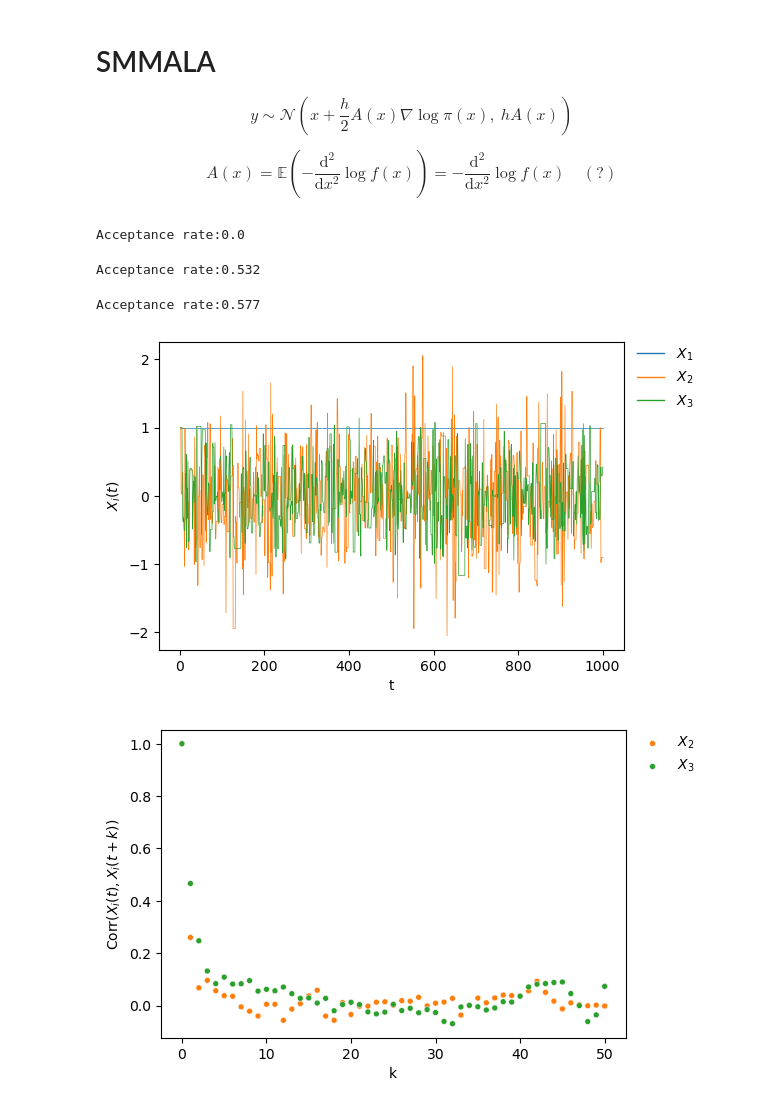
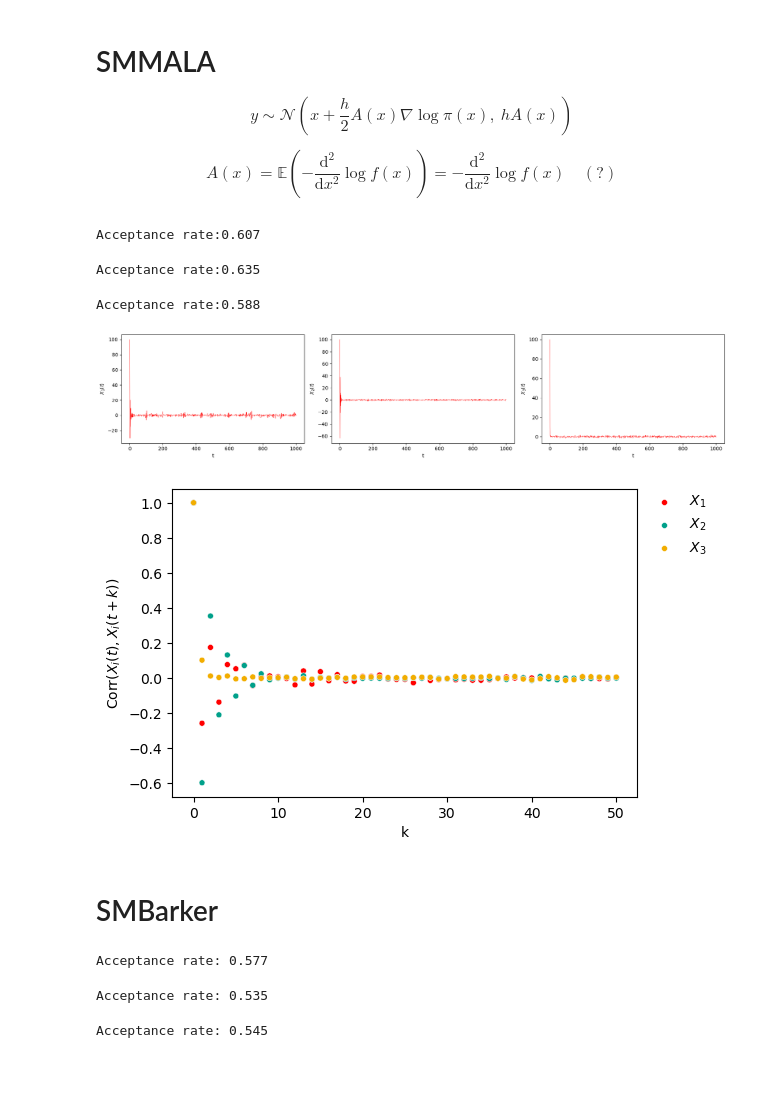
Before and after one commit to bartolomeou/FYP, a Jupyter notebook: manifold_mcmc.ipynb, the cells around one changed output. Saved outputs shown, nothing was run; the diff lists cells and outputs as text; code cells hidden in the pictures; blank space fills up the shorter version.

Commit message:
smbarker

```diff
--- a/manifold_mcmc.ipynb
+++ b/manifold_mcmc.ipynb
@@ -283,14 +286,14 @@ def smmala(n_iter, x_init, step_size=1, **kwargs):
 
     for i in range(1, n_iter+1):
         grad_logpi_x = grad_logpi_gnd(x, **kwargs)
-        A_x = np.abs(second_logpi_gnd(x, **kwargs))  # ????????
+        A_x = 1 / np.abs(second_logpi_gnd(x, **kwargs))  # ????????
 
         # Generate a proposal state
         y = smmala_proposal(x, grad_logpi_x, A_x, step_size)
 
         logpi_y = logpi_gnd(y, **kwargs)
         grad_logpi_y = grad_logpi_gnd(y, **kwargs)
-        A_y = np.abs(second_logpi_gnd(y, **kwargs))
+        A_y = 1 / np.abs(second_logpi_gnd(y, **kwargs))
 
         # Calculate log preconditioned MALA acceptance rate
         log_acceptance = logpi_y - logpi_x + smmala_logq_ratio(x, y, grad_logpi_x, grad_logpi_y, A_x, A_y, step_size)
@@ -308,27 +311,29 @@ def smmala(n_iter, x_init, step_size=1, **kwargs):
 
     return x_samples, acceptance_rate
 # %%
-smmala_samples1, accept_rate = smmala(n_iter=1000, x_init=[1], beta=1, step_size=1e-12)
+smmala_samples1, accept_rate = smmala(n_iter=1000, x_init=[100], beta=1.1, step_size=0.6)
 
-print(f'Acceptance rate:{accept_rate}')
+print(f'Acceptance rate: {accept_rate}')
 # %% [output]
-Acceptance rate:0.0
+Acceptance rate:0.607
 # %%
-smmala_samples2, accept_rate = smmala(n_iter=1000, x_init=[1], beta=2, step_size=0.93)
+smmala_samples2, accept_rate = smmala(n_iter=1000, x_init=[100], beta=2, step_size=1.8)
 
-print(f'Acceptance rate:{accept_rate}')
+print(f'Acceptance rate: {accept_rate}')
 # %% [output]
-Acceptance rate:0.532
+Acceptance rate:0.635
 # %%
-smmala_samples3, accept_rate = smmala(n_iter=1000, x_init=[1], beta=3, step_size=0.55)
+smmala_samples3, accept_rate = smmala(n_iter=1000, x_init=[100], beta=3, step_size=1.9)
 
-print(f'Acceptance rate:{accept_rate}')
+print(f'Acceptance rate: {accept_rate}')
 # %% [output]
-Acceptance rate:0.577
+Acceptance rate:0.588
 # %%
 smmala_samples = np.vstack([smmala_samples1, smmala_samples2, smmala_samples3])
-traceplot(smmala_samples)
+traceplot(smmala_samples, overlay=False, n_col=3)
 acfplot(smmala_samples)
 # %% [output]
-[figure, old version]
+[figure, new version]
-[figure, old version]
+[figure, new version]
+# %% [markdown]
+# SMBarker
@@ -334,0 +404,18 @@ acfplot(smmala_samples)
+# %%
+smbarker_samples1, accept_rate = smbarker(n_iter=1000, x_init=[10], beta=1.1, step_size=0.45)
+
+print(f'Acceptance rate: {accept_rate}')
+# %% [output]
+Acceptance rate: 0.577
+# %%
+smbarker_samples2, accept_rate = smbarker(n_iter=1000, x_init=[10], beta=2, step_size=4.3)
+
+print(f'Acceptance rate: {accept_rate}')
+# %% [output]
+Acceptance rate: 0.535
+# %%
+smbarker_samples3, accept_rate = smbarker(n_iter=1000, x_init=[10], beta=3, step_size=2)
+
+print(f'Acceptance rate: {accept_rate}')
+# %% [output]
+Acceptance rate: 0.545
```
Also changed, not shown: parts of 11 cells of this notebook, 4 other files.
